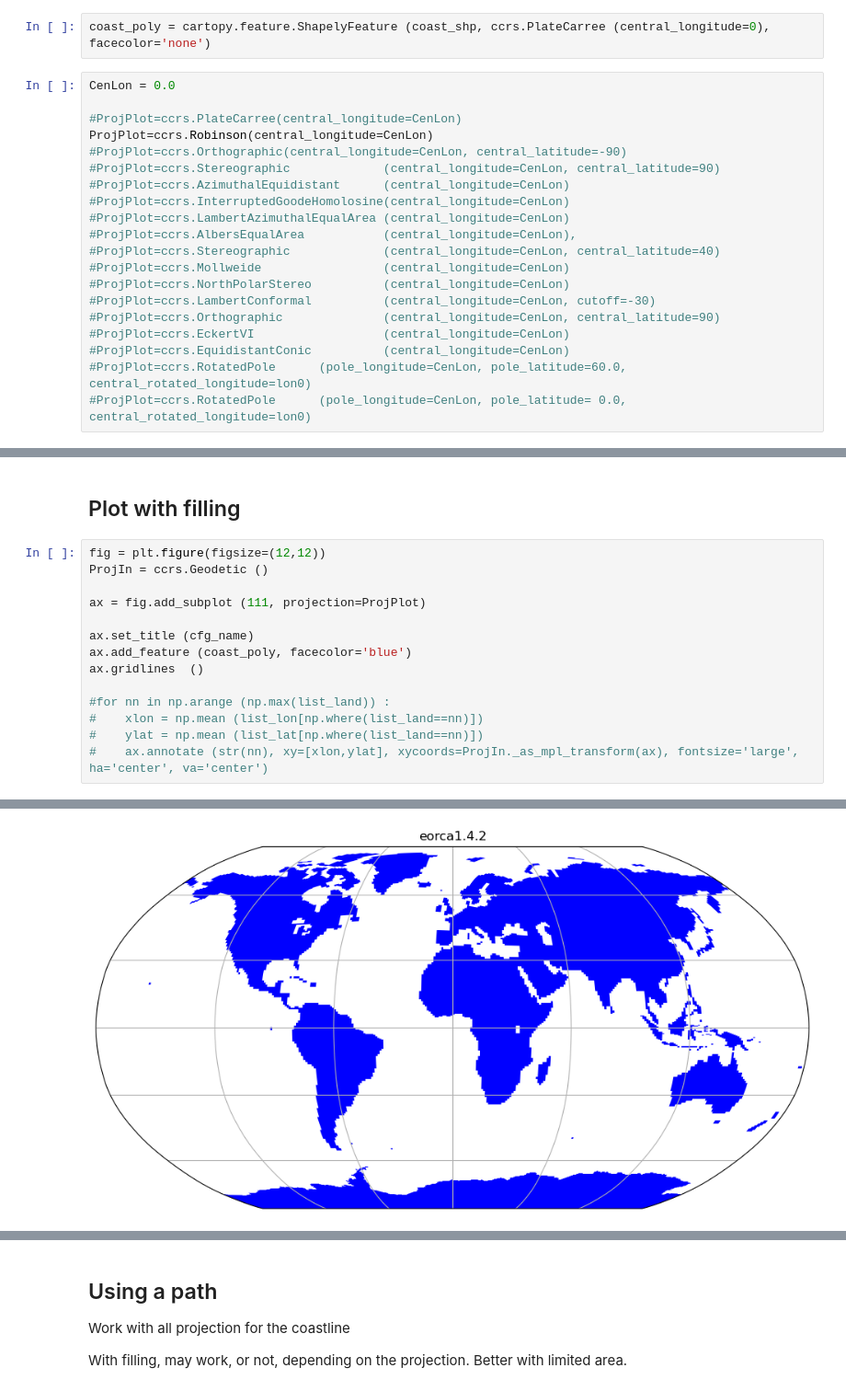
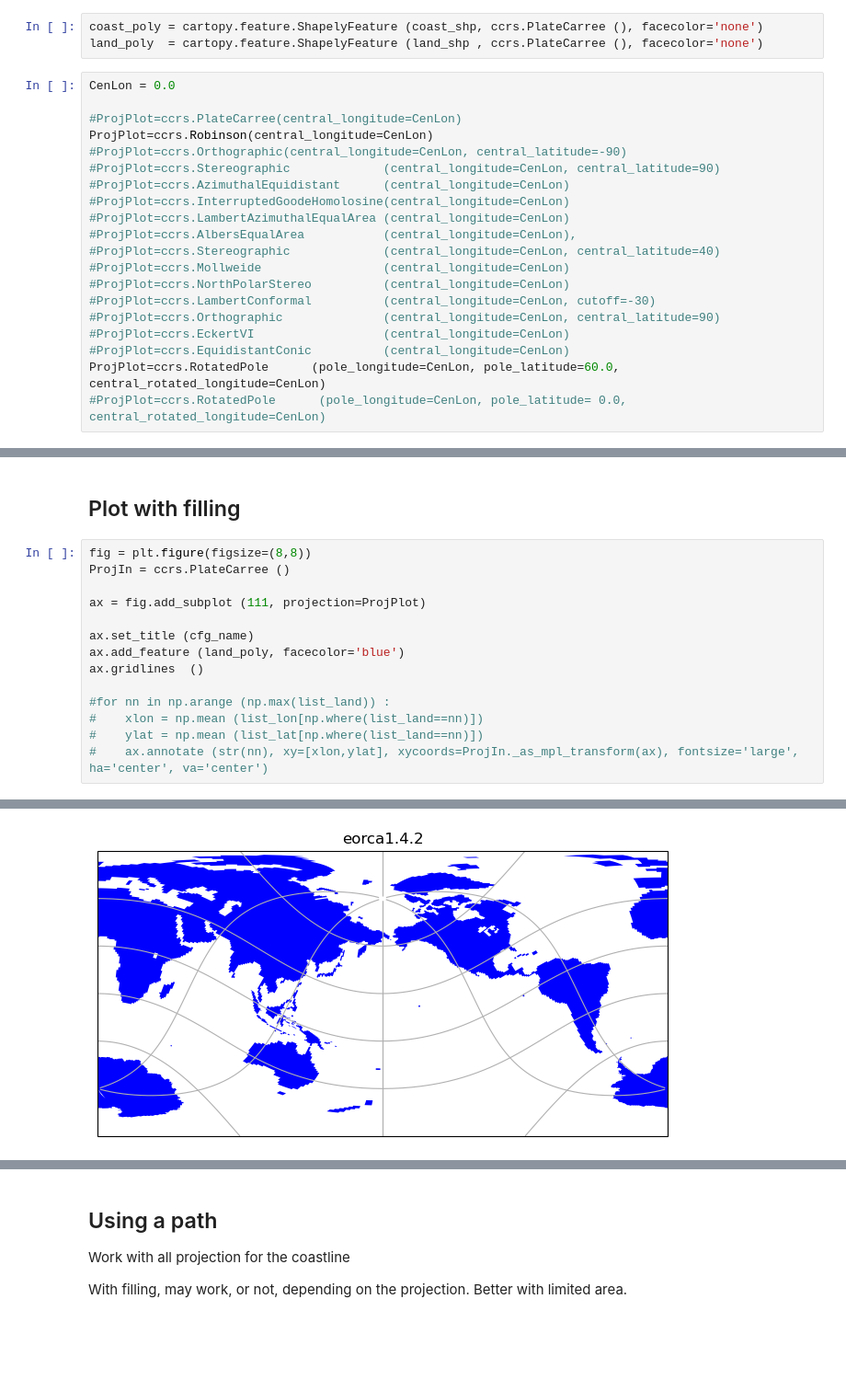
Before and after one commit to oliviermarti/IPSLCM-Utilities, a Jupyter notebook: CoastLine.ipynb, the cells around one changed output, grey strips where cells are left out. Shown at 92% size. Cells and saved outputs as stored; diff of their text form; blank space fills up the shorter version.

```diff
--- a/CoastLine.ipynb
+++ b/CoastLine.ipynb
@@ -456,7 +522,8 @@ fic.close ()
 # %% [markdown]
 ## Build cartopy feature
 # %%
-coast_poly = cartopy.feature.ShapelyFeature (coast_shp, ccrs.PlateCarree (central_longitude=0), facecolor='none')
+coast_poly = cartopy.feature.ShapelyFeature (coast_shp, ccrs.PlateCarree (), facecolor='none')
+land_poly  = cartopy.feature.ShapelyFeature (land_shp , ccrs.PlateCarree (), facecolor='none')
 # %%
 CenLon = 0.0
 
@@ -475,8 +542,8 @@ ProjPlot=ccrs.Robinson(central_longitude=CenLon)
 #ProjPlot=ccrs.Orthographic              (central_longitude=CenLon, central_latitude=90)
 #ProjPlot=ccrs.EckertVI                  (central_longitude=CenLon)
 #ProjPlot=ccrs.EquidistantConic          (central_longitude=CenLon)
-#ProjPlot=ccrs.RotatedPole      (pole_longitude=CenLon, pole_latitude=60.0, central_rotated_longitude=lon0)
-#ProjPlot=ccrs.RotatedPole      (pole_longitude=CenLon, pole_latitude= 0.0, central_rotated_longitude=lon0)
+ProjPlot=ccrs.RotatedPole      (pole_longitude=CenLon, pole_latitude=60.0, central_rotated_longitude=CenLon)
+#ProjPlot=ccrs.RotatedPole      (pole_longitude=CenLon, pole_latitude= 0.0, central_rotated_longitude=CenLon)
 # %% [markdown]
 ## Plot with projection
 
@@ -496,19 +562,19 @@ ax.gridlines  ()
 # %% [markdown]
 ## Plot with filling
 # %%
-fig = plt.figure(figsize=(12,12))
-ProjIn = ccrs.Geodetic ()
+fig = plt.figure(figsize=(8,8))
+ProjIn = ccrs.PlateCarree ()
 
 ax = fig.add_subplot (111, projection=ProjPlot)
 
 ax.set_title (cfg_name)
-ax.add_feature (coast_poly, facecolor='blue')
+ax.add_feature (land_poly, facecolor='blue')
 ax.gridlines  ()
 
 #for nn in np.arange (np.max(list_land)) :
 #    xlon = np.mean (list_lon[np.where(list_land==nn)])
 #    ylat = np.mean (list_lat[np.where(list_land==nn)])
 #    ax.annotate (str(nn), xy=[xlon,ylat], xycoords=ProjIn._as_mpl_transform(ax), fontsize='large', ha='center', va='center')
 # %% [output]
 <cartopy.mpl.gridliner.Gridliner at 0x...>
-[figure, old version]
+[figure, new version]
```
Also changed, not shown: parts of 14 cells of this notebook, 28 other files.
